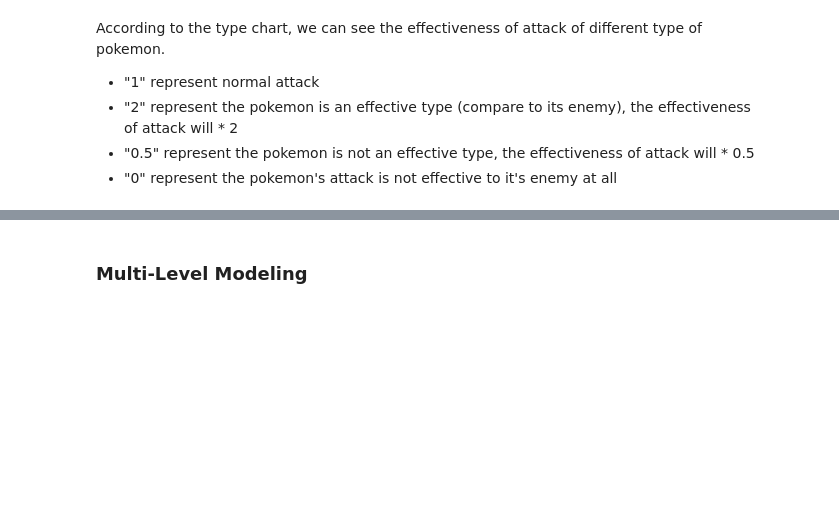
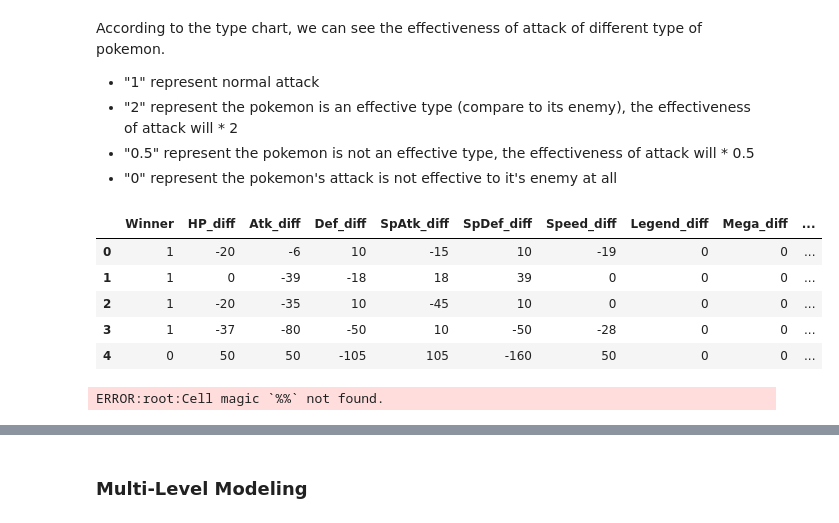
Before and after one commit to gillian850413/COMP4912, a Jupyter notebook: Notebook/Pokemon_Week7.ipynb, the cells around one changed output, grey strips where cells are left out. Saved outputs shown, nothing was run; the diff lists cells and outputs as text; code cells hidden in the pictures; blank space fills up the shorter version.

Commit message:
update type effectiveness

```diff
--- a/Notebook/Pokemon_Week7.ipynb
+++ b/Notebook/Pokemon_Week7.ipynb
@@ -858,3 +816,35 @@ def type_effect(data):
+# %%
+def type_effect(data):
+    p1_type1 = []
+    p1_type2 = []
+    p2_type1 = []
+    p2_type2 = []
+
+    #k = 0
+    for row in data.itertuples():
+        nested_type = [[1, 1], [1, 1]]
+
+        for i in range(2):
+            for j in range(2):
+                fst_atk_type = type_chart.loc[type_chart['Attacking'] == row.First_pokemon[i]]
+                fst_atk_eff = fst_atk_type[row.Second_pokemon[j]].item()
+                nested_type[0][i] = nested_type[0][i] * fst_atk_eff
+
+                sec_atk_type = type_chart.loc[type_chart['Attacking'] == row.Second_pokemon[i]]
+                sec_atk_eff = sec_atk_type[row.First_pokemon[j]].item()
+                nested_type[1][i] = nested_type[1][i] * sec_atk_eff
+
+
+        p1_type1.append(nested_type[0][0])
+        p1_type2.append(nested_type[0][1])
+        p2_type1.append(nested_type[1][0])
+        p2_type2.append(nested_type[1][1])
+
+        #k += 1
+        #print(k)
+    data = data.assign(P1_type1=p1_type1, P1_type2=p1_type2, P2_type1=p2_type1, P2_type2=p2_type2)
+    data = data.drop(['First_pokemon', 'Second_pokemon'], axis=1)
+    return data
 # %%
 #map the battle to pokemons data
 try:
@@ -881,3 +874,17 @@ According to the type chart, we can see the effectiveness of attack of different
 # %%
-#train_new_df2 = type_effect(train_new_df)
-#train_new_df2.head()
+%%
+train_new_df2 = type_effect(train_new_df) #need to run around 6 min
+train_new_df2.head()
+# %% [output]
+|  | Winner | HP_diff | Atk_diff | Def_diff | SpAtk_diff | SpDef_diff | Speed_diff | Legend_diff | Mega_diff | ... |
+| 0 | 1 | -20 | -6 | 10 | -15 | 10 | -19 | 0 | 0 | ... |
+| 1 | 1 | 0 | -39 | -18 | 18 | 39 | 0 | 0 | 0 | ... |
+| 2 | 1 | -20 | -35 | 10 | -45 | 10 | 0 | 0 | 0 | ... |
+| 3 | 1 | -37 | -80 | -50 | 10 | -50 | -28 | 0 | 0 | ... |
+| 4 | 0 | 50 | 50 | -105 | 105 | -160 | 50 | 0 | 0 | ... |
+# %%
+%%
+#to save time, save train_new_df2 into csv first then use it to do the further implementation
+train_new_df2.to_csv('/Users/gillianchiang/Desktop/Course/year4_sem2/COMP4912/Data/pokemon-challenge/train_output.csv')
+# %% [output]
+ERROR:root:Cell magic `%%` not found.
```
Also changed, not shown: parts of 8 cells of this notebook.
